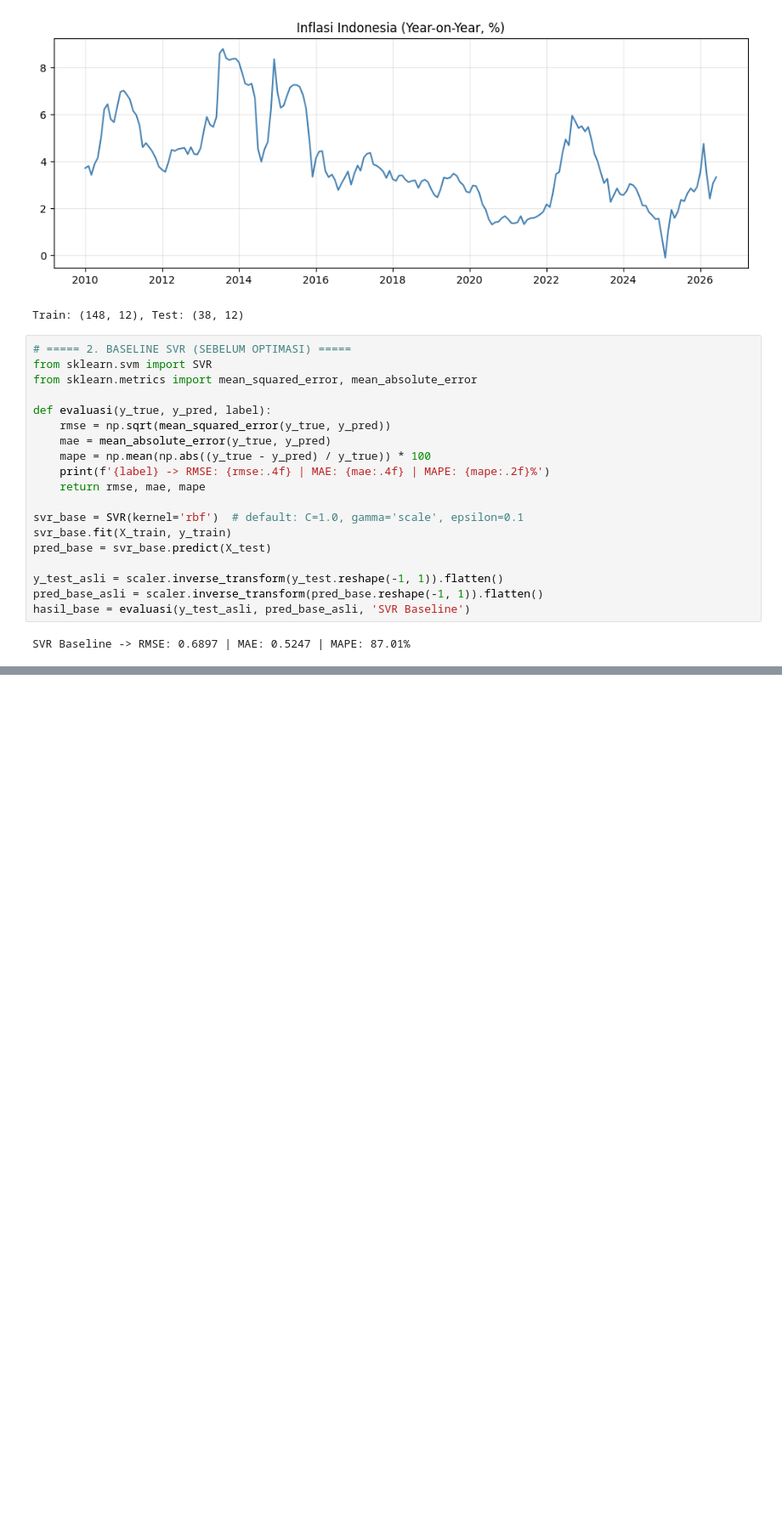
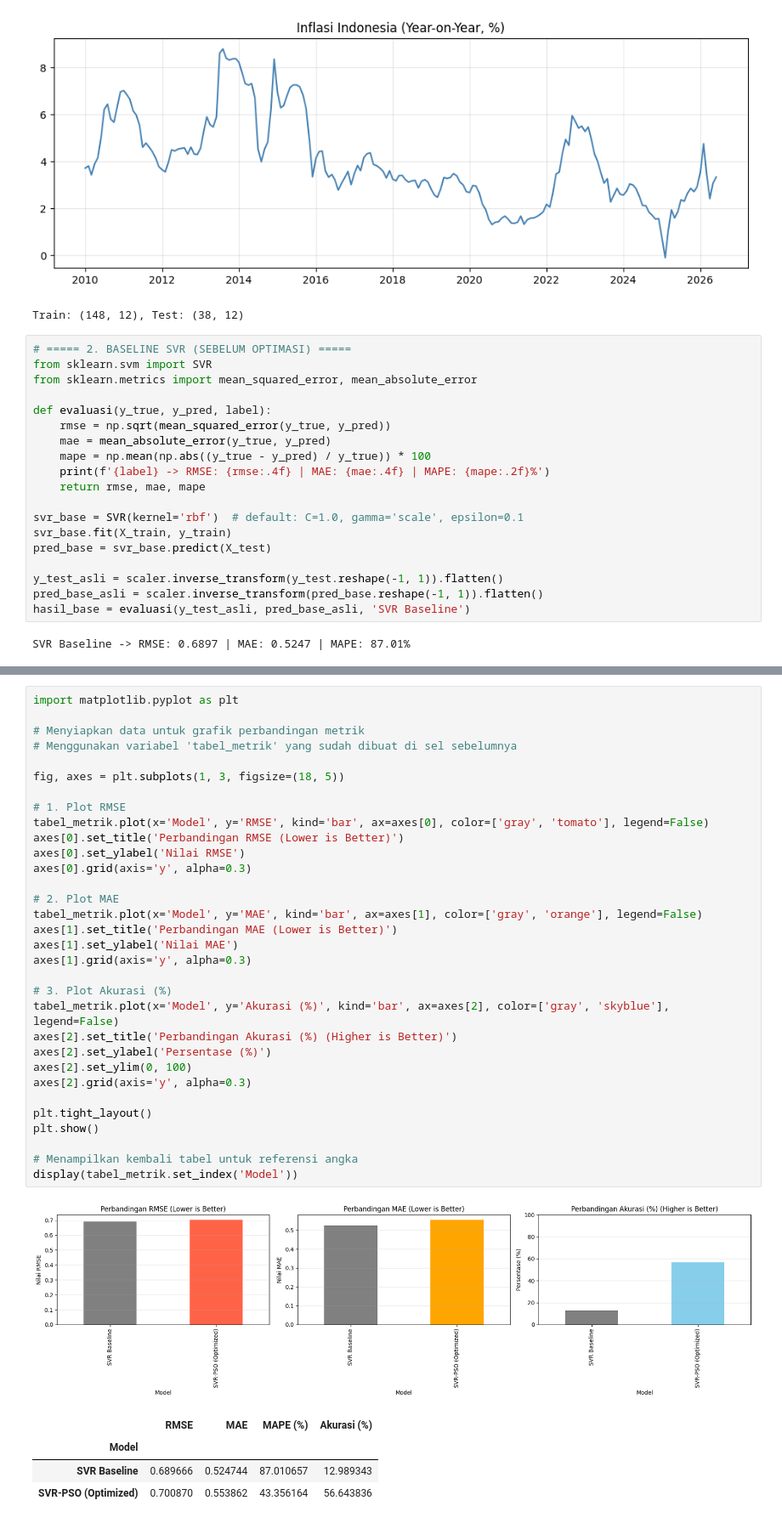
Before and after one commit to ter-sleep/final-project-komputasional, a Jupyter notebook: notebooks/main.ipynb, the cells around one changed output, grey strips where cells are left out. Shown at 85% size. Drawn from its saved outputs; the diff is of its cells as text; blank space fills up the shorter version.

```diff
--- a/notebooks/main.ipynb
+++ b/notebooks/main.ipynb
@@ -237,0 +310,38 @@ plt.show()
+# %%
+import matplotlib.pyplot as plt
+
+# Menyiapkan data untuk grafik perbandingan metrik
+# Menggunakan variabel 'tabel_metrik' yang sudah dibuat di sel sebelumnya
+
+fig, axes = plt.subplots(1, 3, figsize=(18, 5))
+
+# 1. Plot RMSE
+tabel_metrik.plot(x='Model', y='RMSE', kind='bar', ax=axes[0], color=['gray', 'tomato'], legend=False)
+axes[0].set_title('Perbandingan RMSE (Lower is Better)')
+axes[0].set_ylabel('Nilai RMSE')
+axes[0].grid(axis='y', alpha=0.3)
+
+# 2. Plot MAE
+tabel_metrik.plot(x='Model', y='MAE', kind='bar', ax=axes[1], color=['gray', 'orange'], legend=False)
+axes[1].set_title('Perbandingan MAE (Lower is Better)')
+axes[1].set_ylabel('Nilai MAE')
+axes[1].grid(axis='y', alpha=0.3)
+
+# 3. Plot Akurasi (%)
+tabel_metrik.plot(x='Model', y='Akurasi (%)', kind='bar', ax=axes[2], color=['gray', 'skyblue'], legend=False)
+axes[2].set_title('Perbandingan Akurasi (%) (Higher is Better)')
+axes[2].set_ylabel('Persentase (%)')
+axes[2].set_ylim(0, 100)
+axes[2].grid(axis='y', alpha=0.3)
+
+plt.tight_layout()
+plt.show()
+
+# Menampilkan kembali tabel untuk referensi angka
+display(tabel_metrik.set_index('Model'))
+# %% [output]
+[figure, added]
+|  | RMSE | MAE | MAPE (%) | Akurasi (%) |
+| Model |  |  |  |  |
+| SVR Baseline | 0.689666 | 0.524744 | 87.010657 | 12.989343 |
+| SVR-PSO (Optimized) | 0.700870 | 0.553862 | 43.356164 | 56.643836 |
```
Also changed, not shown: parts of 3 cells of this notebook.
